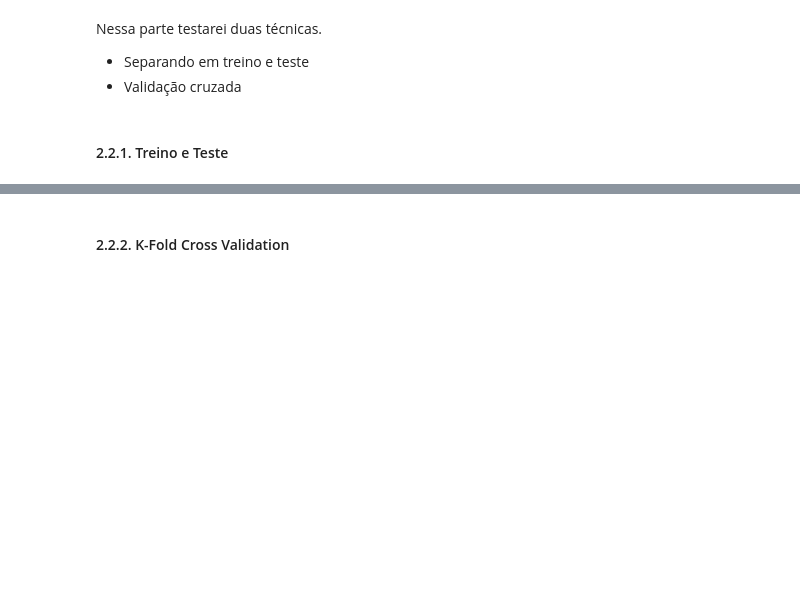
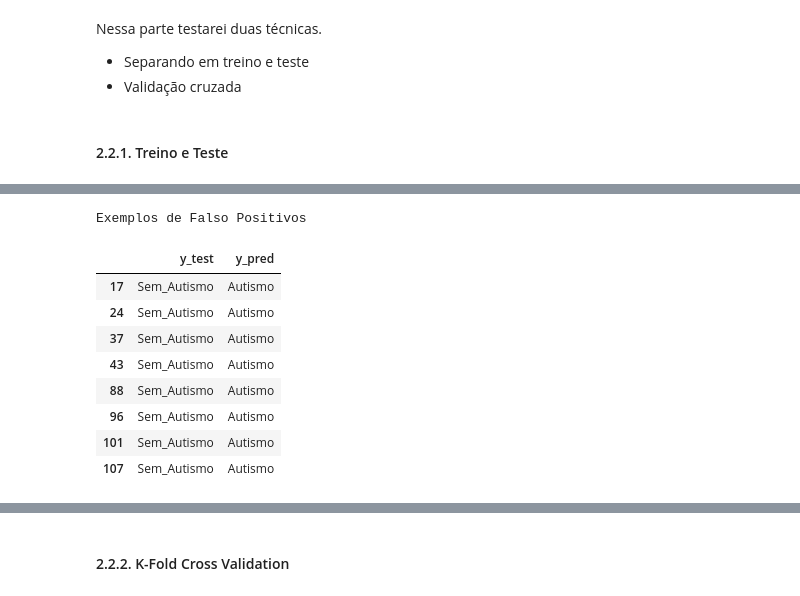
Before and after one commit to datascience-ufc/asd, a Jupyter notebook: analysis/modelo_baseline_matheus_frota.ipynb, the cells around one changed output, grey strips where cells are left out. Cells and saved outputs as stored; diff of their text form; code cells hidden in the pictures; blank space fills up the shorter version.

```diff
--- a/analysis/modelo_baseline_matheus_frota.ipynb
+++ b/analysis/modelo_baseline_matheus_frota.ipynb
@@ -148,3 +210,6 @@ x_train,x_test,y_train,y_test = train_test_split(X,Y,
 test1 = baseline.fit(x_train,y_train)
 
 results = test1.predict(x_test)
+y_pred = results
+table = pd.DataFrame(list(zip(y_test, y_pred)), columns=['y_test', 'y_pred'])
+table.head()
@@ -151,3 +233,17 @@ results = test1.predict(x_test)
+# %%
+print('Exemplos de Falso Positivos')
+table[(table.y_test == 'Sem_Autismo') & (table.y_pred == 'Autismo')]
+# %% [output]
+Exemplos de Falso Positivos
+|  | y_test | y_pred |
+| 17 | Sem_Autismo | Autismo |
+| 24 | Sem_Autismo | Autismo |
+| 37 | Sem_Autismo | Autismo |
+| 43 | Sem_Autismo | Autismo |
+| 88 | Sem_Autismo | Autismo |
+| 96 | Sem_Autismo | Autismo |
+| 101 | Sem_Autismo | Autismo |
+| 107 | Sem_Autismo | Autismo |
 # %%
 # Informações do modelo
 plot_confusion_matrix(y_test,results)
```
Also changed, not shown: parts of 12 cells of this notebook.
